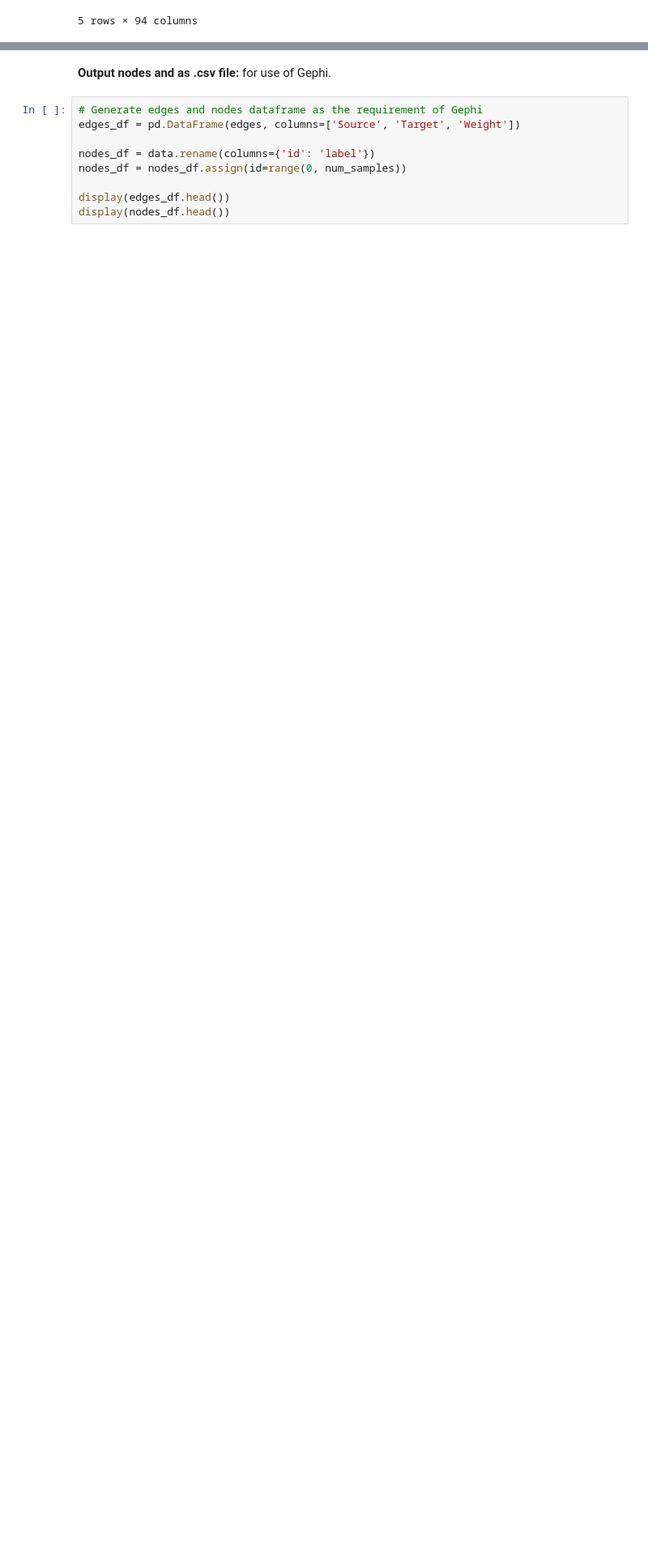
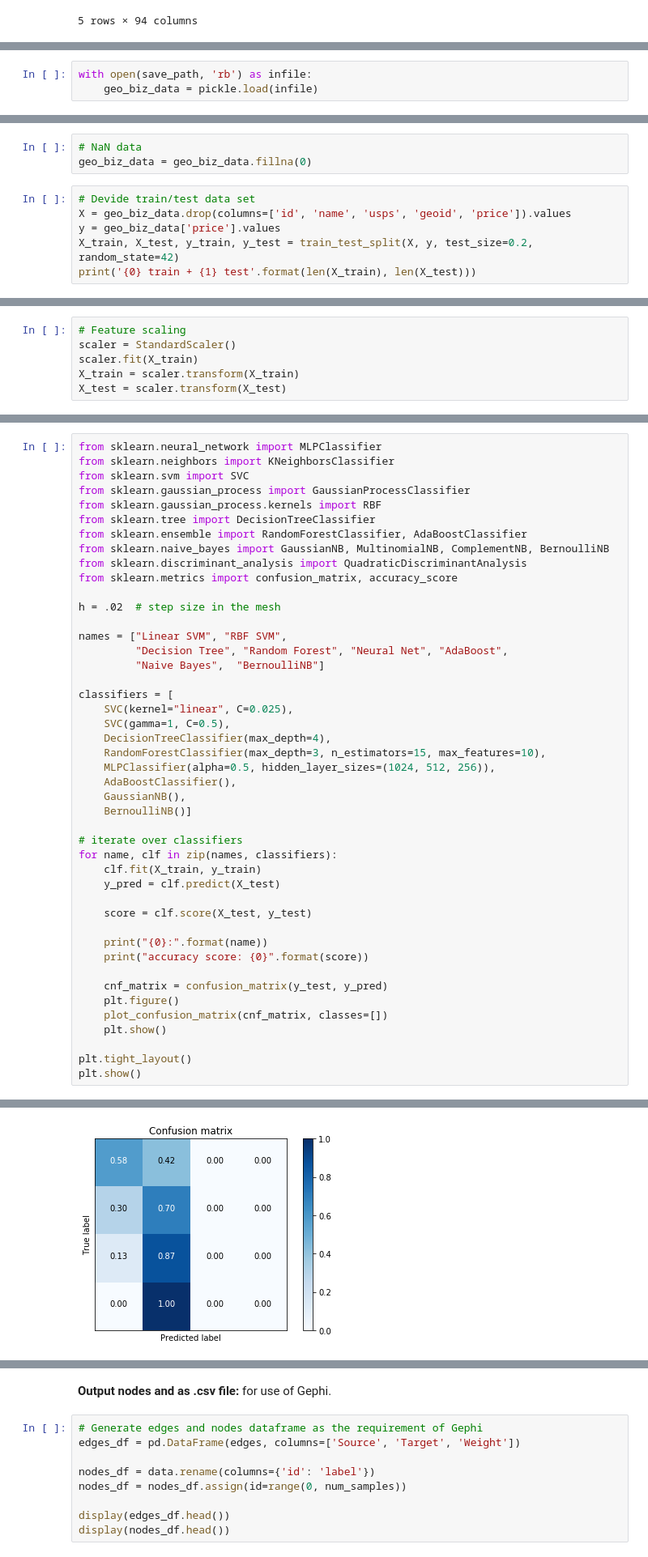
Before and after one commit to Enihsuns/Restaurant-Price-in-Virginia, a Jupyter notebook: FeatureProcessing/Coordinates.ipynb, the cells around one changed output, grey strips where cells are left out. Shown: that part at 81% size. Drawn from its saved outputs; the diff is of its cells as text; blank space fills up the shorter version.

Commit message:
Classification in Coordinates processing.

```diff
--- a/FeatureProcessing/Coordinates.ipynb
+++ b/FeatureProcessing/Coordinates.ipynb
@@ -414,0 +317,3 @@ class GeoProcessor:
+# %%
+with open(save_path, 'rb') as infile:
+    geo_biz_data = pickle.load(infile)
@@ -414,0 +328,9 @@ class GeoProcessor:
+# %%
+# NaN data
+geo_biz_data = geo_biz_data.fillna(0)
+# %%
+# Devide train/test data set
+X = geo_biz_data.drop(columns=['id', 'name', 'usps', 'geoid', 'price']).values
+y = geo_biz_data['price'].values
+X_train, X_test, y_train, y_test = train_test_split(X, y, test_size=0.2, random_state=42)
+print('{0} train + {1} test'.format(len(X_train), len(X_test)))
@@ -414,0 +339,6 @@ class GeoProcessor:
+# %%
+# Feature scaling
+scaler = StandardScaler()
+scaler.fit(X_train)
+X_train = scaler.transform(X_train)
+X_test = scaler.transform(X_test)
@@ -414,0 +379,46 @@ class GeoProcessor:
+# %%
+from sklearn.neural_network import MLPClassifier
+from sklearn.neighbors import KNeighborsClassifier
+from sklearn.svm import SVC
+from sklearn.gaussian_process import GaussianProcessClassifier
+from sklearn.gaussian_process.kernels import RBF
+from sklearn.tree import DecisionTreeClassifier
+from sklearn.ensemble import RandomForestClassifier, AdaBoostClassifier
+from sklearn.naive_bayes import GaussianNB, MultinomialNB, ComplementNB, BernoulliNB
+from sklearn.discriminant_analysis import QuadraticDiscriminantAnalysis
+from sklearn.metrics import confusion_matrix, accuracy_score
+
+h = .02  # step size in the mesh
+
+names = ["Linear SVM", "RBF SVM",
+         "Decision Tree", "Random Forest", "Neural Net", "AdaBoost",
+         "Naive Bayes",  "BernoulliNB"]
+
+classifiers = [
+    SVC(kernel="linear", C=0.025),
+    SVC(gamma=1, C=0.5),
+    DecisionTreeClassifier(max_depth=4),
+    RandomForestClassifier(max_depth=3, n_estimators=15, max_features=10),
+    MLPClassifier(alpha=0.5, hidden_layer_sizes=(1024, 512, 256)),
+    AdaBoostClassifier(),
+    GaussianNB(),
+    BernoulliNB()]
+
+# iterate over classifiers
+for name, clf in zip(names, classifiers):
+    clf.fit(X_train, y_train)
+    y_pred = clf.predict(X_test)
+
+    score = clf.score(X_test, y_test)
+
+    print("{0}:".format(name))
+    print("accuracy score: {0}".format(score))
+
+    cnf_matrix = confusion_matrix(y_test, y_pred)
+    plt.figure()
+    plot_confusion_matrix(cnf_matrix, classes=[])
+    plt.show()
+
+plt.tight_layout()
+plt.show()
+# %% [output]
@@ -414,0 +432 @@ class GeoProcessor:
+[figure, added]
```
Also changed, not shown: parts of 28 cells of this notebook, 2 other files.
